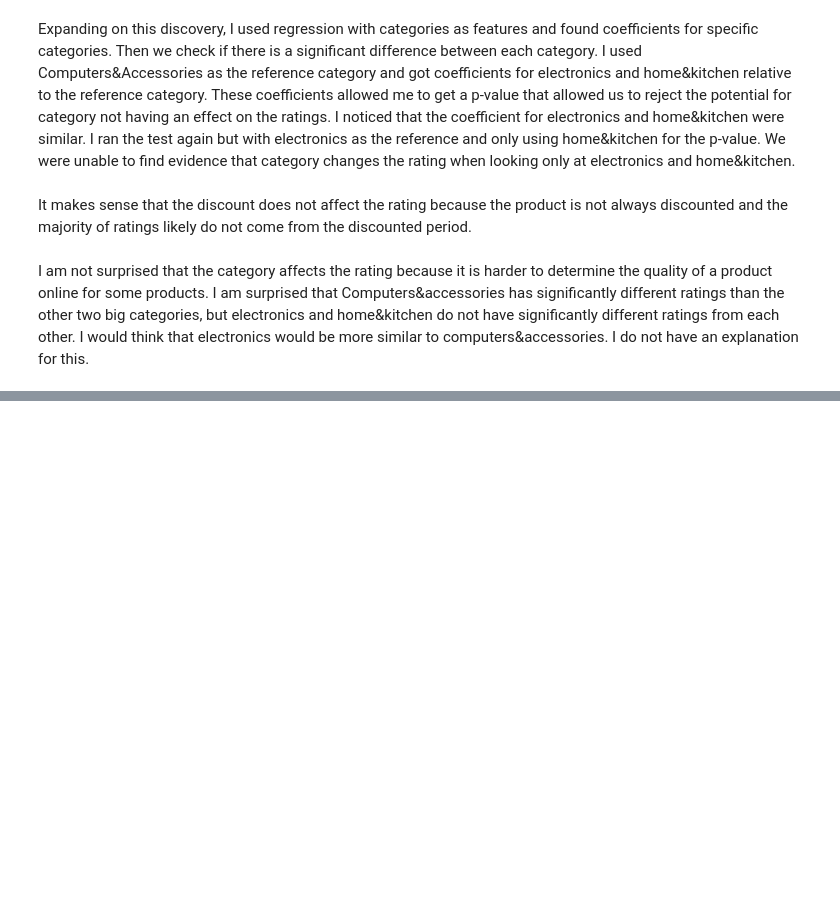
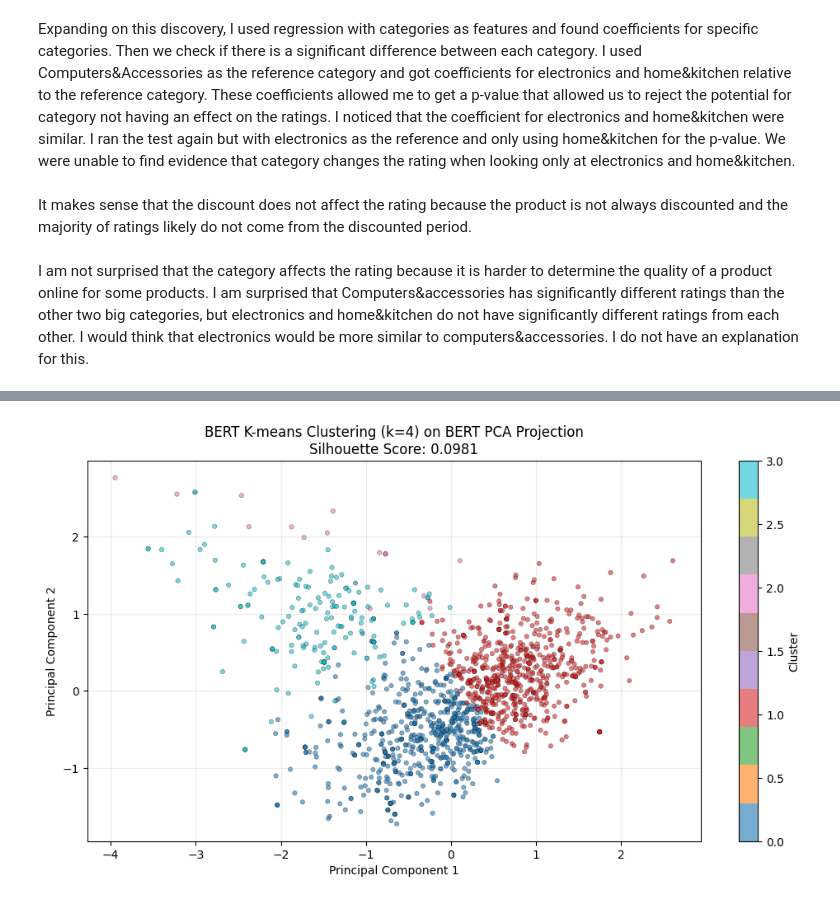
Before and after one commit to zacharydaniel229/CSCE676_ZacharyWilliams_Project, a Jupyter notebook: CSCE676_ZacharyWilliams_FinalDeliverable.ipynb, the cells around one changed output, grey strips where cells are left out. Saved outputs shown, nothing was run; the diff lists cells and outputs as text; code cells hidden in the pictures; blank space fills up the shorter version.

```diff
--- a/CSCE676_ZacharyWilliams_FinalDeliverable.ipynb
+++ b/CSCE676_ZacharyWilliams_FinalDeliverable.ipynb
@@ -500,0 +955,94 @@ I am not surprised that the category affects the rating because it is harder to
+# %%
+# K-means clustering on BERT embeddings (k=4) with silhouette and purity evaluation
+from sklearn.cluster import KMeans
+from sklearn.metrics import silhouette_score
+import matplotlib.pyplot as plt
+import numpy as np
+
+# Use k=4 to mirror the Word2Vec setup
+k = 4
+bert_kmeans = KMeans(n_clusters=k, random_state=42, n_init=10)
+bert_best_labels = bert_kmeans.fit_predict(bert_embedding_matrix)
+bert_best_silhouette = silhouette_score(bert_embedding_matrix, bert_best_labels)
+
+print(f'BERT K-means clustering with k={k}')
+print(f'Silhouette score: {bert_best_silhouette:.4f}')
+
+# Visualize clusters on BERT PCA projection
+plt.figure(figsize=(12, 6))
+scatter = plt.scatter(
+    bert_embedding_2d[:, 0],
+    bert_embedding_2d[:, 1],
+    c=bert_best_labels,
+    cmap='tab10',
+    s=15,
+    alpha=0.6,
+    edgecolors='k',
+    linewidth=0.3,
+)
+plt.colorbar(scatter, label='Cluster')
+plt.title(f'BERT K-means Clustering (k={k}) on BERT PCA Projection\nSilhouette Score: {bert_best_silhouette:.4f}')
+plt.xlabel('Principal Component 1')
+plt.ylabel('Principal Component 2')
+plt.grid(alpha=0.25)
+plt.show()
+
+print('\nCluster distribution:')
+unique, counts = np.unique(bert_best_labels, return_counts=True)
+for cluster_id, count in zip(unique, counts):
+    print(f'Cluster {cluster_id}: {count} reviews')
+
+# Build ground truth categories: Computers&Accessories, Electronics, Home&Kitchen, Other
+category_counts = {}
+for categories in df['category'].dropna():
+    for cat in str(categories).split('|'):
+        cat = cat.strip()
+        if cat:
+            category_counts[cat] = category_counts.get(cat, 0) + 1
+
+top_3_categories = {
+    cat for cat, _ in sorted(category_counts.items(), key=lambda x: x[1], reverse=True)[:3]
+}
+
+def assign_ground_truth_category(category_value):
+    candidates = []
+    for cat in str(category_value).split('|'):
+        cat = cat.strip()
+        if cat and cat in top_3_categories:
+            candidates.append(cat)
+    if not candidates:
+        return 'Other'
+    return max(candidates, key=lambda cat: (category_counts.get(cat, 0), cat))
+
+ground_truth_categories = df['category'].apply(assign_ground_truth_category).values
+unique_categories = sorted(set(ground_truth_categories))
+category_to_label = {cat: i for i, cat in enumerate(unique_categories)}
+ground_truth_labels = np.array([category_to_label[cat] for cat in ground_truth_categories])
+
+def calculate_purity(true_labels, predicted_labels):
+    n = len(true_labels)
+    purity_sum = 0
+    for cluster_id in np.unique(predicted_labels):
+        mask = predicted_labels == cluster_id
+        true_labels_in_cluster = true_labels[mask]
+        if len(true_labels_in_cluster) > 0:
+            purity_sum += np.bincount(true_labels_in_cluster).max()
+    return purity_sum / n
+
+bert_purity = calculate_purity(ground_truth_labels, bert_best_labels)
+
+print('\n--- Purity Evaluation (BERT K-means) ---')
+print(f'Ground truth categories: {unique_categories}')
+print(f'Purity score: {bert_purity:.4f}')
+
+print('\n--- Cluster vs Ground Truth Distribution ---')
+for cluster_id in range(k):
+    mask = bert_best_labels == cluster_id
+    cluster_ground_truth = ground_truth_labels[mask]
+    total_in_cluster = np.sum(mask)
+    print(f'\nCluster {cluster_id} (total reviews: {total_in_cluster}):')
+    for category_id, category_name in enumerate(unique_categories):
+        count = np.sum(cluster_ground_truth == category_id)
+        pct = 100 * count / total_in_cluster if total_in_cluster > 0 else 0
+        print(f'  {category_name}: {count} ({pct:.1f}%)')
+# %% [output]
@@ -500,0 +1051 @@ I am not surprised that the category affects the rating because it is harder to
+[figure, added]
```
Also changed, not shown: parts of 13 cells of this notebook.
